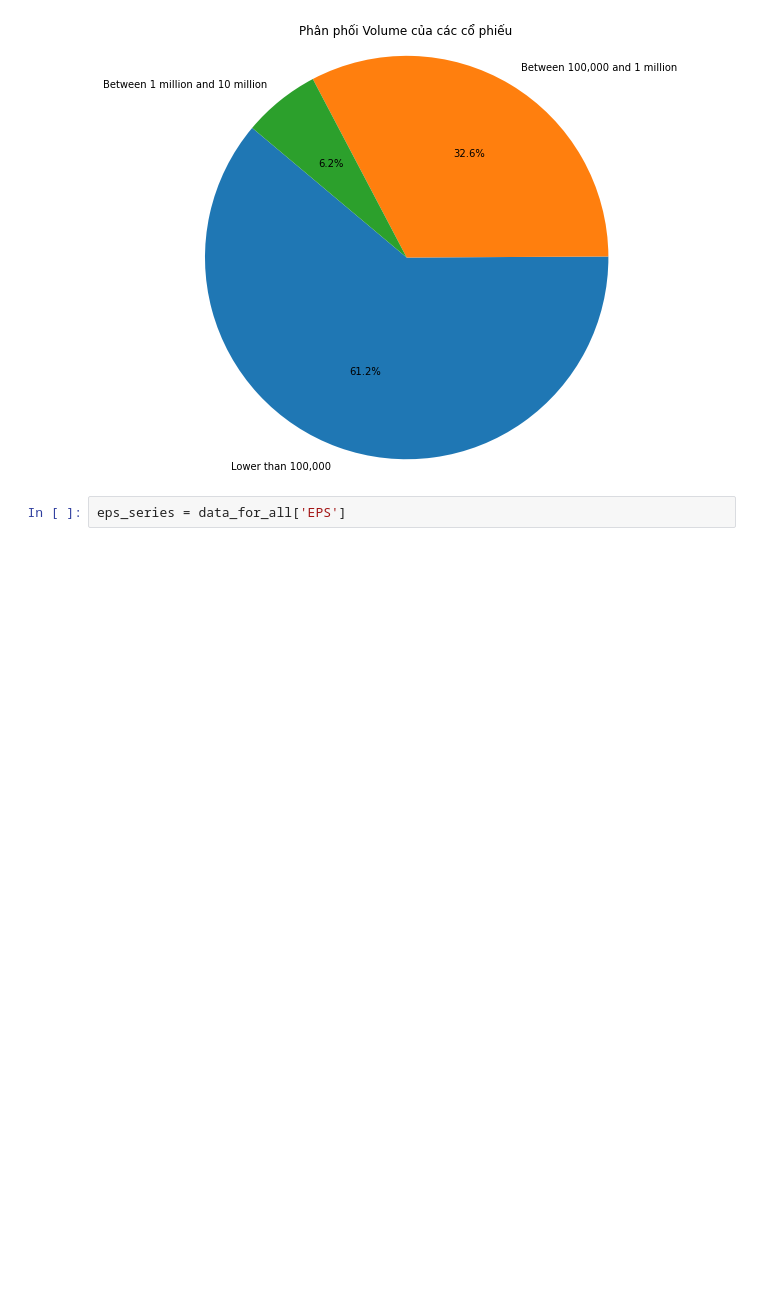
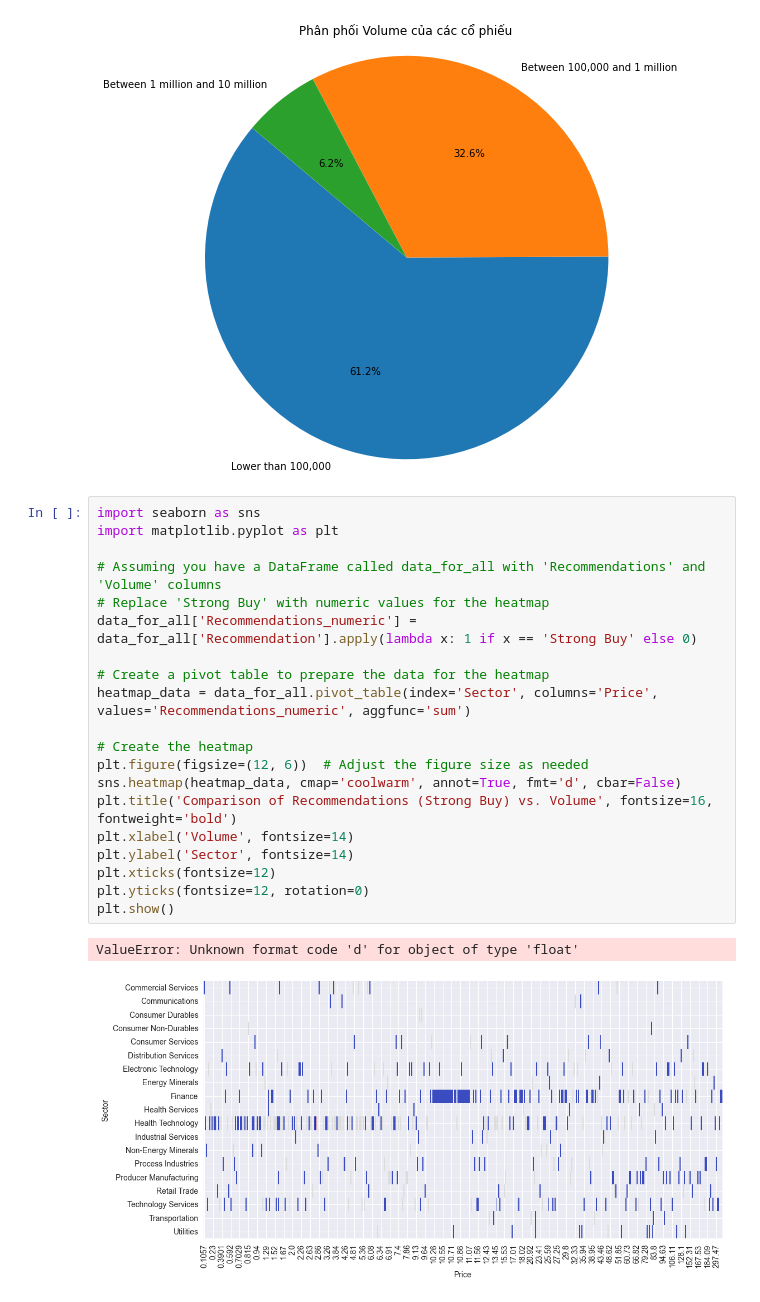
Before and after one commit to lhquan502/DATA-PROJECT, a Jupyter notebook: TradingView.ipynb, the cells around one changed output. Drawn from its saved outputs; the diff is of its cells as text; blank space fills up the shorter version.

```diff
--- a/TradingView.ipynb
+++ b/TradingView.ipynb
@@ -617,4 +617,25 @@ plt.show()
 # %% [output]
 [figure]
 # %%
-eps_series = data_for_all['EPS']
+import seaborn as sns
+import matplotlib.pyplot as plt
+
+# Assuming you have a DataFrame called data_for_all with 'Recommendations' and 'Volume' columns
+# Replace 'Strong Buy' with numeric values for the heatmap
+data_for_all['Recommendations_numeric'] = data_for_all['Recommendation'].apply(lambda x: 1 if x == 'Strong Buy' else 0)
+
+# Create a pivot table to prepare the data for the heatmap
+heatmap_data = data_for_all.pivot_table(index='Sector', columns='Price', values='Recommendations_numeric', aggfunc='sum')
+
+# Create the heatmap
+plt.figure(figsize=(12, 6))  # Adjust the figure size as needed
+sns.heatmap(heatmap_data, cmap='coolwarm', annot=True, fmt='d', cbar=False)
+plt.title('Comparison of Recommendations (Strong Buy) vs. Volume', fontsize=16, fontweight='bold')
+plt.xlabel('Volume', fontsize=14)
+plt.ylabel('Sector', fontsize=14)
+plt.xticks(fontsize=12)
+plt.yticks(fontsize=12, rotation=0)
+plt.show()
+# %% [output]
+ValueError: Unknown format code 'd' for object of type 'float'
+[figure, added]
```
Also changed, not shown: parts of 1 cell of this notebook.
